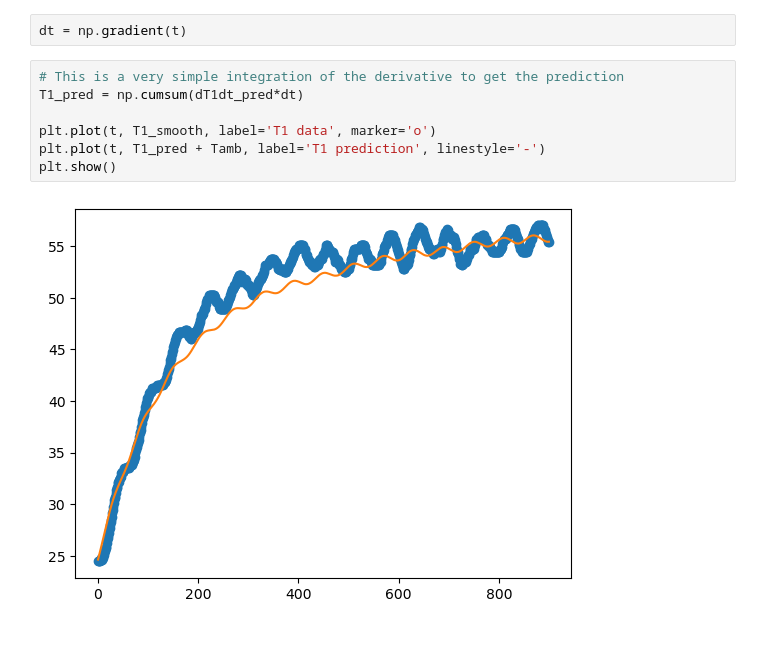
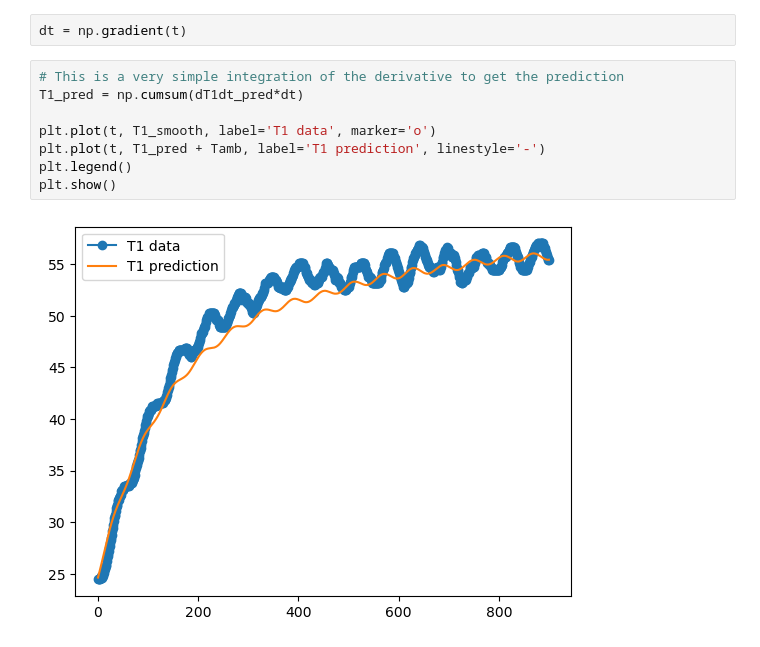
Before and after one commit to jakekrell/FoKL-GPy, a Jupyter notebook: examples/pyomo_tclab/pyomo_tclab_v1.ipynb, the cells around one changed output. Drawn from its saved outputs; the diff is of its cells as text.

Commit message:
Added legend.

```diff
--- a/examples/pyomo_tclab/pyomo_tclab_v1.ipynb
+++ b/examples/pyomo_tclab/pyomo_tclab_v1.ipynb
@@ -104,9 +104,10 @@ dt = np.gradient(t)
 # %%
 # This is a very simple integration of the derivative to get the prediction
 T1_pred = np.cumsum(dT1dt_pred*dt)
 
 plt.plot(t, T1_smooth, label='T1 data', marker='o')
 plt.plot(t, T1_pred + Tamb, label='T1 prediction', linestyle='-')
+plt.legend()
 plt.show()
 # %% [output]
-[figure, old version]
+[figure, new version]
```
